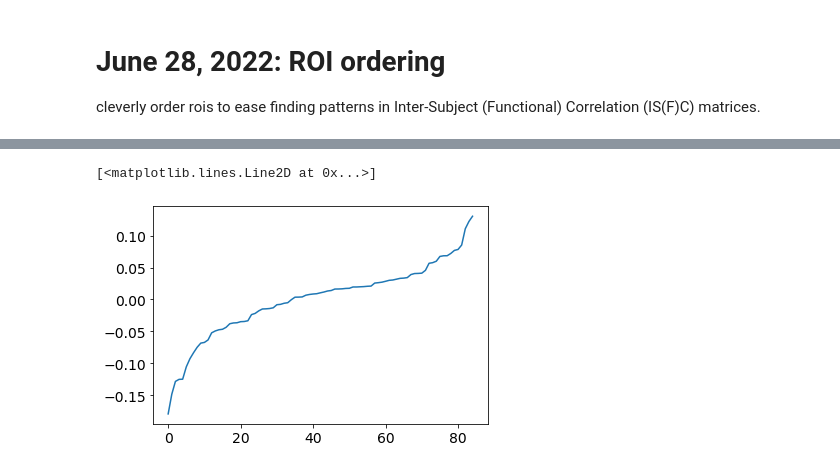
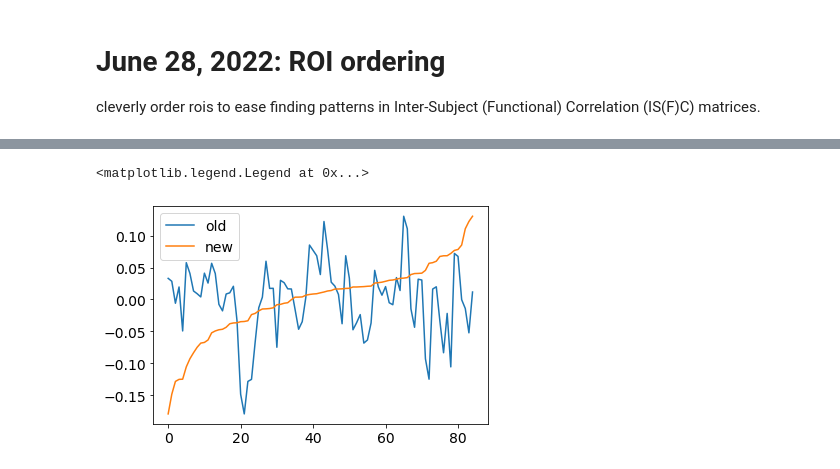
Before and after one commit to govinda-umd/network_dynamics, a Jupyter notebook: _build/html/_sources/nb/jun22/00-data-max_desc-roi_ordering.ipynb, the cells around one changed output, grey strips where cells are left out. Cells and saved outputs as stored; diff of their text form; code cells hidden in the pictures.

```diff
--- a/_build/html/_sources/nb/jun22/00-data-max_desc-roi_ordering.ipynb
+++ b/_build/html/_sources/nb/jun22/00-data-max_desc-roi_ordering.ipynb
@@ -54,4 +59,4 @@ for label in args.LABELS[1:]:
         ts.append(zscore(X[label][idx_subj], axis=-1))
 
     ts = np.concatenate(ts, axis=0)
-    ts = np.mean(np.mean(ts, axis=0), axis=0)
+    ts_mean = np.mean(np.mean(ts, axis=0), axis=0)
@@ -63,9 +63,11 @@ plt.plot(ts)
-# %%
-roi_idxs = np.argsort(ts)
-plt.plot(ts[roi_idxs])
-# %% [output]
-[<matplotlib.lines.Line2D at 0x...>]
-[figure, removed]
+# %%
+plt.plot(ts_mean, label='old')
+roi_idxs = np.argsort(ts_mean)
+plt.plot(ts_mean[roi_idxs], label='new')
+plt.legend()
+# %% [output]
+<matplotlib.legend.Legend at 0x...>
+[figure, added]
 # %%
 with open(f"{proj_dir}/data/max/exploratory_data_roi_indices.pkl", 'wb') as f:
     pickle.dump(roi_idxs, f)
```
Also changed, not shown: parts of 10 cells of this notebook, 37 other files.
